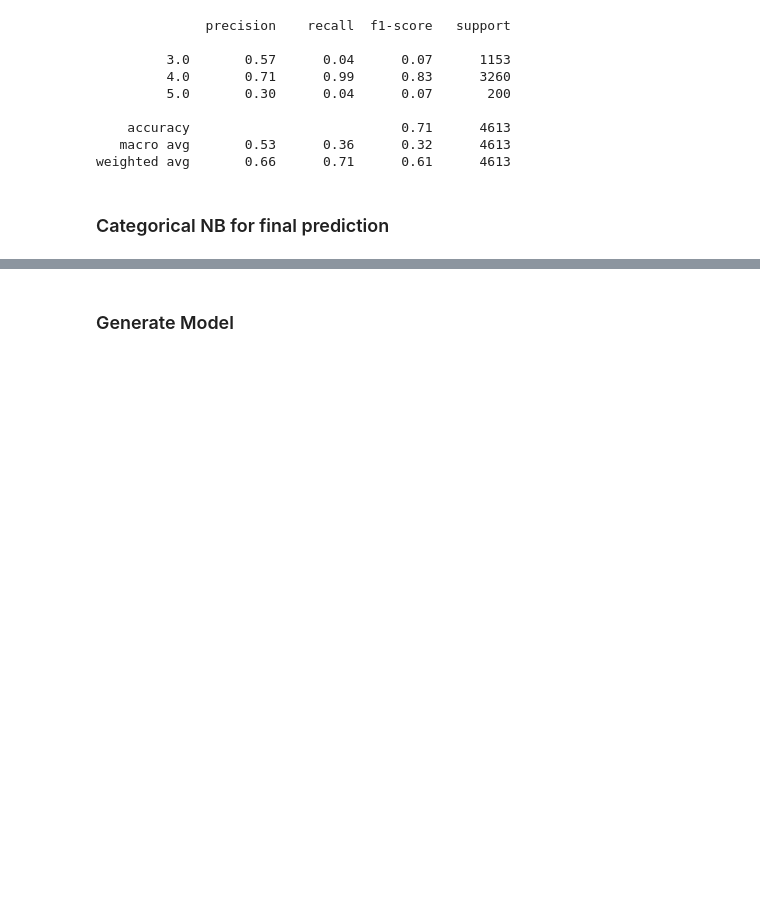
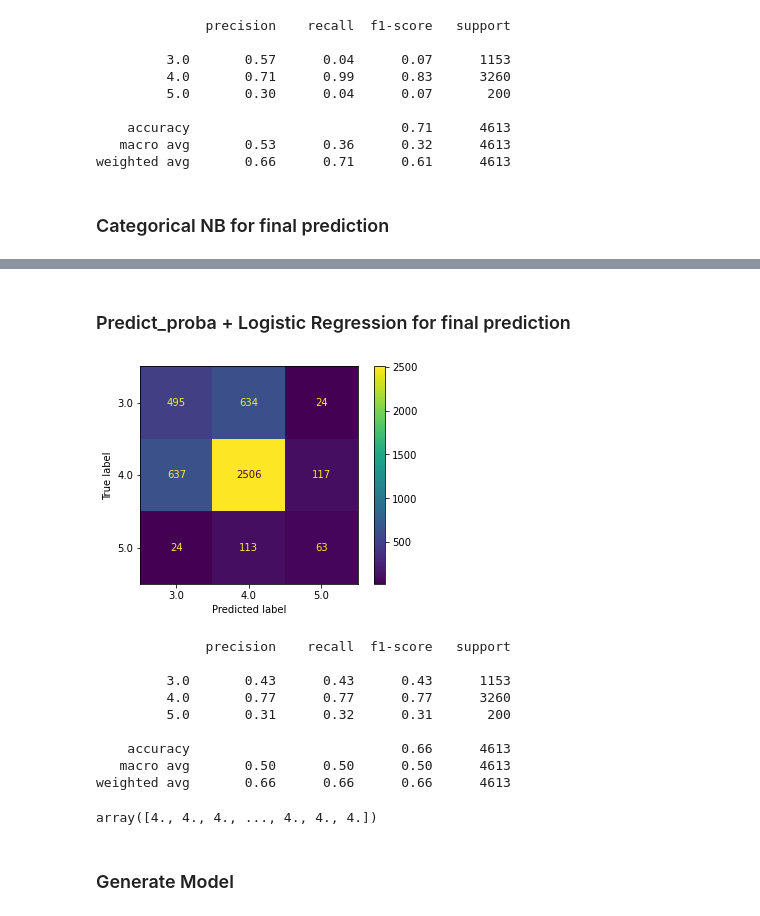
Before and after one commit to 7angel4/Goodreads-rating-classification, a Jupyter notebook: comp30027-a2.ipynb, the cells around one changed output, grey strips where cells are left out. Saved outputs shown, nothing was run; the diff lists cells and outputs as text; code cells hidden in the pictures; blank space fills up the shorter version.

```diff
--- a/comp30027-a2.ipynb
+++ b/comp30027-a2.ipynb
@@ -528,3 +493,5 @@ evaluate(final_nb, X_predictions_val, y_val, print_confusion_matrix=True, print_
    macro avg       0.69      0.41      0.42      4613
 weighted avg       0.69      0.72      0.66      4613
 array([4., 4., 4., ..., 4., 4., 4.])
+# %% [markdown]
+### Predict_proba + Logistic Regression for final prediction
@@ -531,3 +506,25 @@ array([4., 4., 4., ..., 4., 4., 4.])
+# %%
+gaussian_pred_val = gnb.predict_proba(X_val_gaussian)
+categorical_pred_val = cnb.predict_proba(X_val_categorical)
+multinomial_pred_val = mnb.predict_proba(X_val_multinomial)
+X_meta_val = np.concatenate([gaussian_pred_val, categorical_pred_val, multinomial_pred_val], axis=1)
+# %%
+from sklearn.linear_model import LogisticRegression
+meta_classifier_lr = LogisticRegression()
+meta_classifier_lr.fit(X_meta, y_train)
+evaluate(meta_classifier_lr, X_meta_val, y_val, print_confusion_matrix=True, print_classification_report=True)
+# %% [output]
+[figure, added]
+              precision    recall  f1-score   support
+
+         3.0       0.43      0.43      0.43      1153
+         4.0       0.77      0.77      0.77      3260
+         5.0       0.31      0.32      0.31       200
+
+    accuracy                           0.66      4613
+   macro avg       0.50      0.50      0.50      4613
+weighted avg       0.66      0.66      0.66      4613
+array([4., 4., 4., ..., 4., 4., 4.])
 # %% [markdown]
 ### Generate Model
 # %%
```
Also changed, not shown: parts of 19 cells of this notebook.
